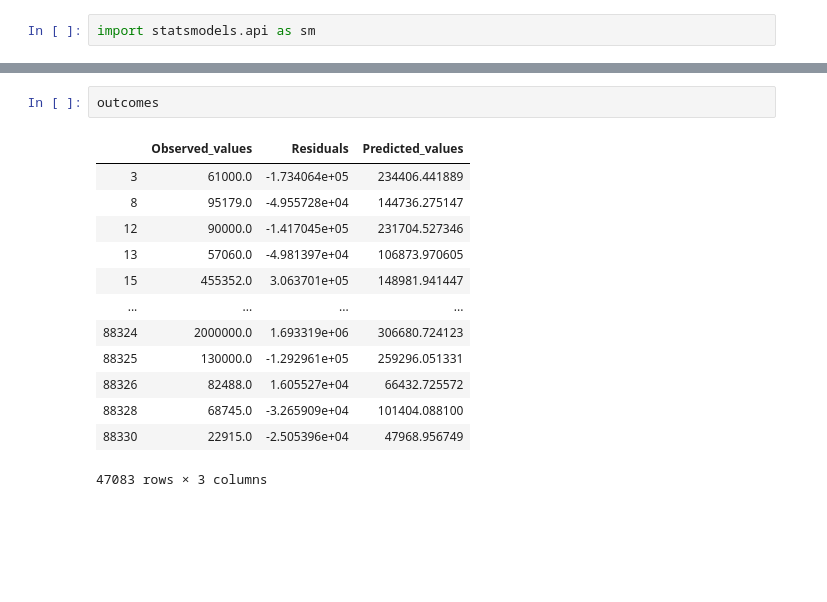
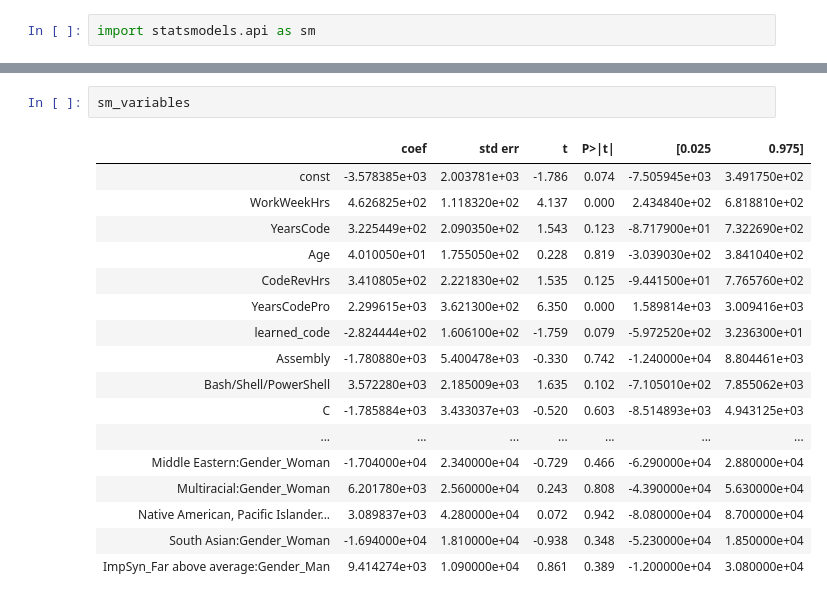
Before and after one commit to KennyMiyasato/developer_salary_predictor, a Jupyter notebook: charlie/charlie_index.ipynb, the cells around one changed output, grey strips where cells are left out. Saved outputs shown, nothing was run; the diff lists cells and outputs as text; blank space fills up the shorter version.

```diff
--- a/charlie/charlie_index.ipynb
+++ b/charlie/charlie_index.ipynb
@@ -426,16 +395,20 @@ variables
-# %%
-outcomes
-# %% [output]
-|  | Observed_values | Residuals | Predicted_values |
-| 3 | 61000.0 | -1.734064e+05 | 234406.441889 |
-| 8 | 95179.0 | -4.955728e+04 | 144736.275147 |
-| 12 | 90000.0 | -1.417045e+05 | 231704.527346 |
-| 13 | 57060.0 | -4.981397e+04 | 106873.970605 |
-| 15 | 455352.0 | 3.063701e+05 | 148981.941447 |
-| ... | ... | ... | ... |
-| 88324 | 2000000.0 | 1.693319e+06 | 306680.724123 |
-| 88325 | 130000.0 | -1.292961e+05 | 259296.051331 |
-| 88326 | 82488.0 | 1.605527e+04 | 66432.725572 |
-| 88328 | 68745.0 | -3.265909e+04 | 101404.088100 |
-| 88330 | 22915.0 | -2.505396e+04 | 47968.956749 |
-47083 rows × 3 columns
+# %%
+sm_variables
+# %% [output]
+|  | coef | std err | t | P>|t| | [0.025 | 0.975] |
+| const | -3.578385e+03 | 2.003781e+03 | -1.786 | 0.074 | -7.505945e+03 | 3.491750e+02 |
+| WorkWeekHrs | 4.626825e+02 | 1.118320e+02 | 4.137 | 0.000 | 2.434840e+02 | 6.818810e+02 |
+| YearsCode | 3.225449e+02 | 2.090350e+02 | 1.543 | 0.123 | -8.717900e+01 | 7.322690e+02 |
+| Age | 4.010050e+01 | 1.755050e+02 | 0.228 | 0.819 | -3.039030e+02 | 3.841040e+02 |
+| CodeRevHrs | 3.410805e+02 | 2.221830e+02 | 1.535 | 0.125 | -9.441500e+01 | 7.765760e+02 |
+| YearsCodePro | 2.299615e+03 | 3.621300e+02 | 6.350 | 0.000 | 1.589814e+03 | 3.009416e+03 |
+| learned_code | -2.824444e+02 | 1.606100e+02 | -1.759 | 0.079 | -5.972520e+02 | 3.236300e+01 |
+| Assembly | -1.780880e+03 | 5.400478e+03 | -0.330 | 0.742 | -1.240000e+04 | 8.804461e+03 |
+| Bash/Shell/PowerShell | 3.572280e+03 | 2.185009e+03 | 1.635 | 0.102 | -7.105010e+02 | 7.855062e+03 |
+| C | -1.785884e+03 | 3.433037e+03 | -0.520 | 0.603 | -8.514893e+03 | 4.943125e+03 |
+| ... | ... | ... | ... | ... | ... | ... |
+| Middle Eastern:Gender_Woman | -1.704000e+04 | 2.340000e+04 | -0.729 | 0.466 | -6.290000e+04 | 2.880000e+04 |
+| Multiracial:Gender_Woman | 6.201780e+03 | 2.560000e+04 | 0.243 | 0.808 | -4.390000e+04 | 5.630000e+04 |
+| Native American, Pacific Islander... | 3.089837e+03 | 4.280000e+04 | 0.072 | 0.942 | -8.080000e+04 | 8.700000e+04 |
+| South Asian:Gender_Woman | -1.694000e+04 | 1.810000e+04 | -0.938 | 0.348 | -5.230000e+04 | 1.850000e+04 |
+| ImpSyn_Far above average:Gender_Man | 9.414274e+03 | 1.090000e+04 | 0.861 | 0.389 | -1.200000e+04 | 3.080000e+04 |
```
Also changed, not shown: parts of 66 cells of this notebook.
